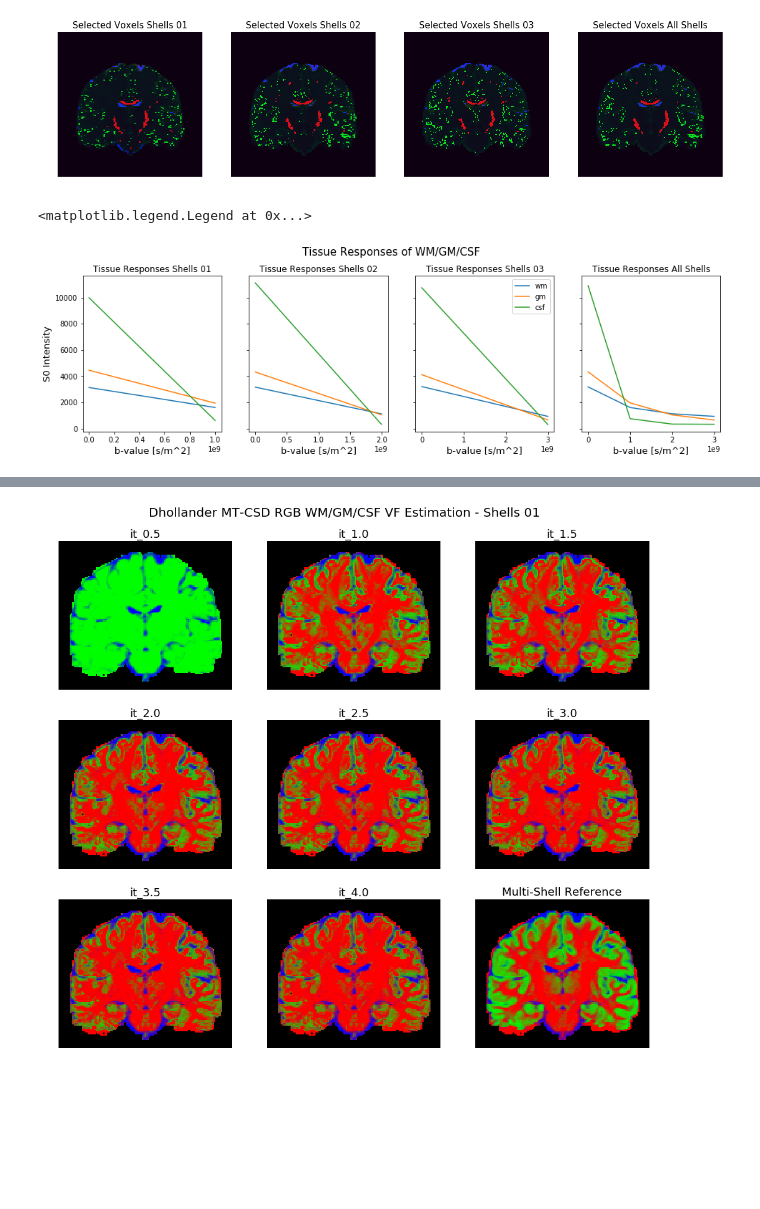
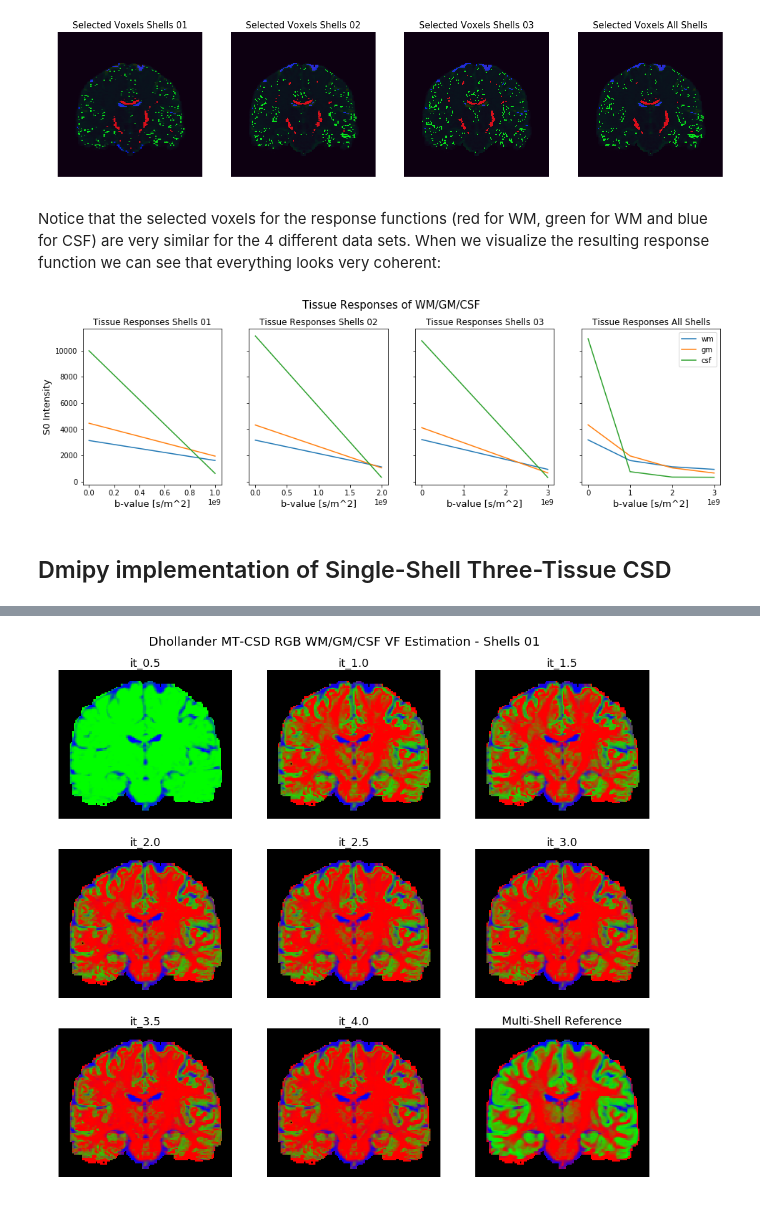
Before and after one commit to AthenaEPI/dmipy, a Jupyter notebook: examples/example_single_shell_three_tissue_csd.ipynb, the cells around one changed output, grey strips where cells are left out. Cells and saved outputs as stored; diff of their text form; code cells hidden in the pictures; blank space fills up the shorter version.

```diff
--- a/examples/example_single_shell_three_tissue_csd.ipynb
+++ b/examples/example_single_shell_three_tissue_csd.ipynb
@@ -59,9 +71,9 @@ shell_index |# of DWIs |bvalue [s/mm^2] |gradient strength [mT/m] |delta [ms] |D
 from dmipy.tissue_response.three_tissue_response import three_tissue_response_dhollander16
 tissue_responses = []
 selection_maps = []
-for scheme, data in zip(schemes, data):
+for scheme, data_ in zip(schemes, data):
     wm, gm, csf, selection_map = three_tissue_response_dhollander16(
-        scheme, data, wm_algorithm='tournier07',
+        scheme, data_, wm_algorithm='tournier07',
         wm_N_candidate_voxels=150, gm_perc=0.2, csf_perc=0.4)
     tissue_responses.append([wm, gm, csf])
     selection_maps.append(selection_map)
@@ -79,18 +91,19 @@ for ax, selection_map, txt in zip(axs, selection_maps, ['Shells 01', 'Shells 02'
     ax.set_title('Selected Voxels {}'.format(txt), fontsize=15);
 # %% [output]
 [figure]
+# %% [markdown]
+Notice that the selected voxels for the response functions (red for WM, green for WM and blue for CSF) are very similar for the 4 different data sets. When we visualize the resulting response function we can see that everything looks very coherent:
 # %%
 fig, axs = plt.subplots(figsize=[16, 4], ncols=4, sharey=True)
 fig.suptitle('Tissue Responses of WM/GM/CSF', fontsize=15, y=1.02)
 axs = axs.ravel()
 axs[0].set_ylabel('S0 Intensity', fontsize=13)
 for ax, scheme, tissue_response, txt in zip(
         axs, schemes, tissue_responses, ['Shells 01', 'Shells 02', 'Shells 03', 'All Shells']):
     for response, name in zip(tissue_response, ['wm', 'gm', 'csf']):
         ax.plot(scheme.shell_bvalues, response.tissue_response(), label=name)
     ax.set_xlabel('b-value [s/m^2]', fontsize=13)
     ax.set_title('Tissue Responses {}'.format(txt))
-axs[2].legend()
+axs[3].legend();
 # %% [output]
-<matplotlib.legend.Legend at 0x...>
-[figure, old version]
+[figure, new version]
@@ -147,0 +110,2 @@ def single_shell_three_tissue_csd(acquisition_scheme, data, tissue_responses, it
+# %% [markdown]
+## Dmipy implementation of Single-Shell Three-Tissue CSD
```
Also changed, not shown: parts of 38 cells of this notebook.
